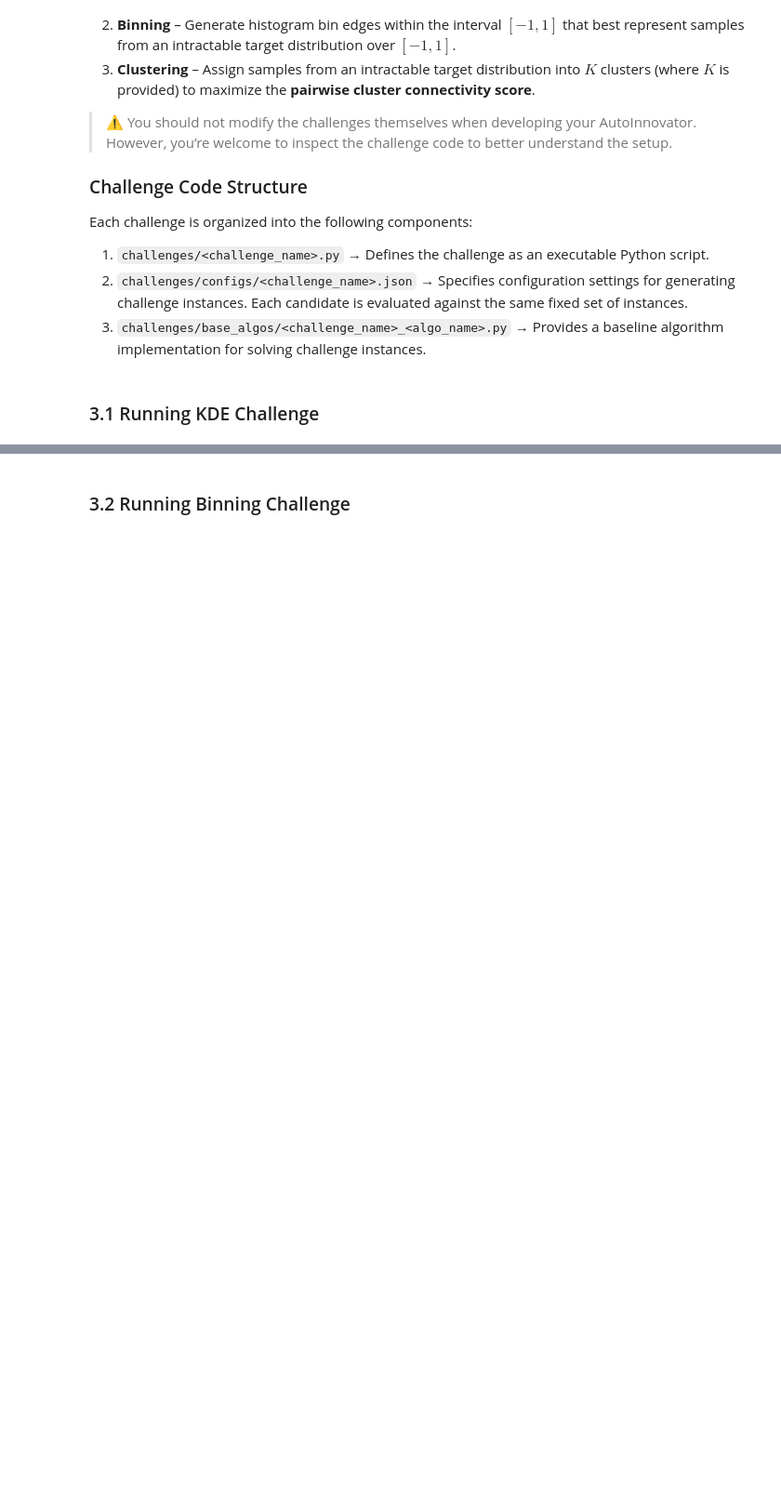
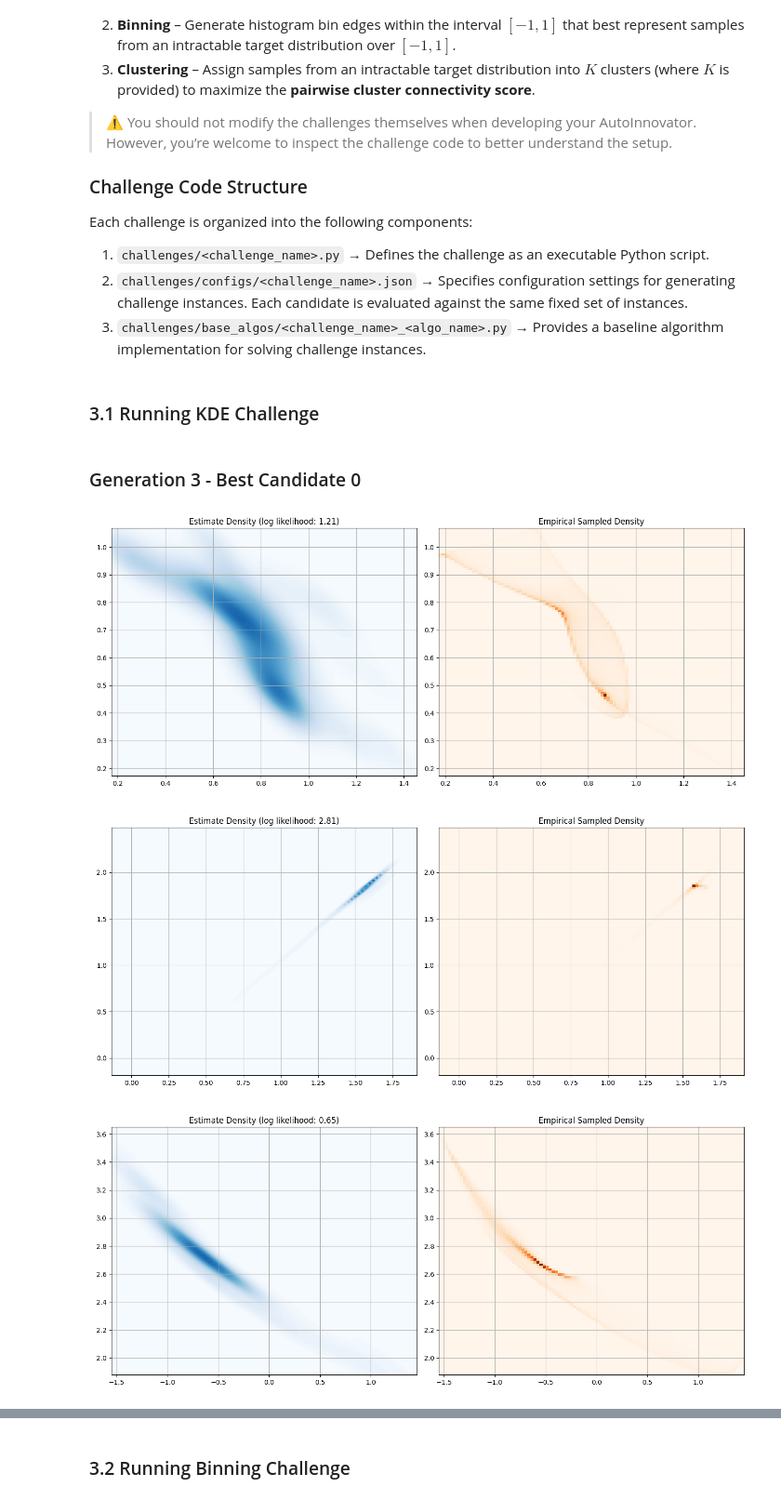
Before and after one commit to tig-foundation/automated-ai-innovator, a Jupyter notebook: quick_start.ipynb, the cells around one changed output, grey strips where cells are left out. Shown at 93% size. Drawn from its saved outputs; the diff is of its cells as text; code cells hidden in the pictures; blank space fills up the shorter version.

```diff
--- a/quick_start.ipynb
+++ b/quick_start.ipynb
@@ -101,26 +105,31 @@ clustering_challenge = Challenge("clustering")
 # %%
 from IPython.display import Image, display, clear_output, Markdown
 import time
 
 num_visualisations = 4
 def on_generation_done(ctx: Context):
     clear_output(wait=True)
     best_candidate = min(
         filter(lambda c: c.success, ctx.candidates[ctx.curr_generation]),
         key=lambda c: c.evaluation["test_log_likelihood_average"]
     )
     display(Markdown(f"### Generation {ctx.curr_generation} - Best Candidate {best_candidate.id}"))
     for i in range(num_visualisations):
         display(Image(filename=best_candidate.visualisation_path.format(i=i)))
     display(Image(filename=ctx.results_plot_path))
     time.sleep(1)
 
 kde_ctx = my_autoinnovator.run(
     llm=llm,
     challenge=kde_challenge,
-    num_generations=10,
+    num_generations=3,
     candidates_per_generation=1,
     experiment_dir=os.path.join("experiments", "kde"),
     num_visualisations_per_candidate=num_visualisations,
     on_generation_done=on_generation_done
 )
+# %% [output]
+### Generation 3 - Best Candidate 0
+[figure, added]
+[figure, added]
+[figure, added]
```
Also changed, not shown: parts of 4 cells of this notebook, 2 other files.
